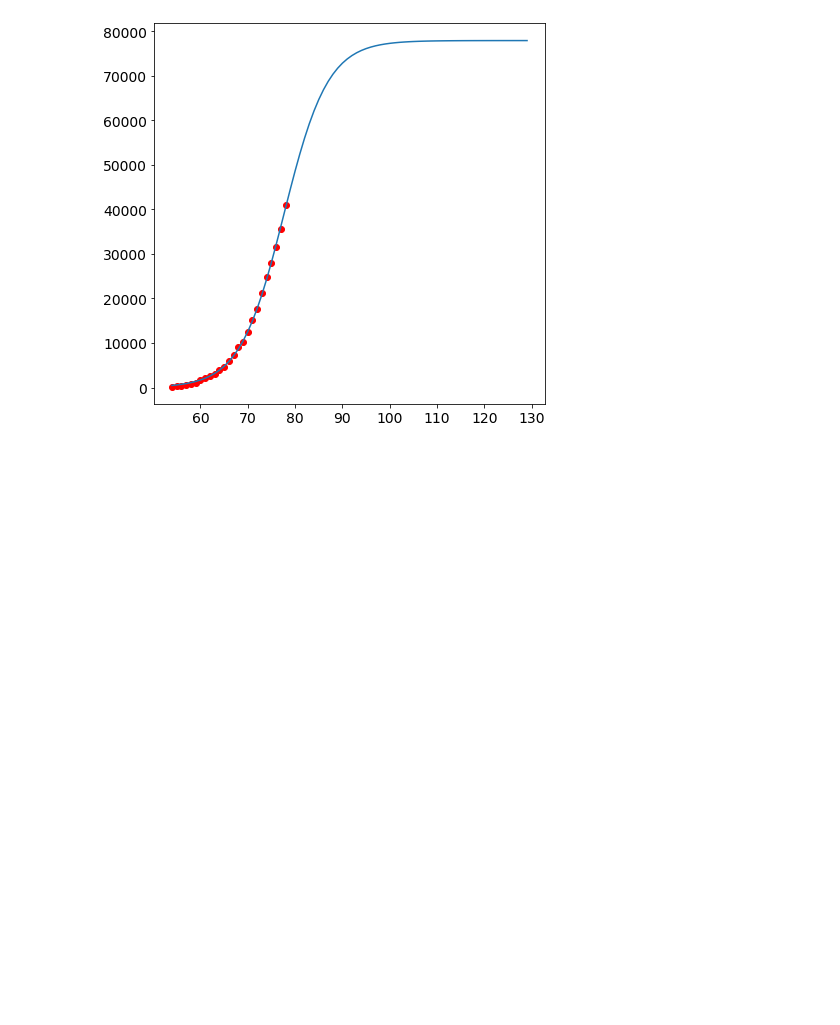
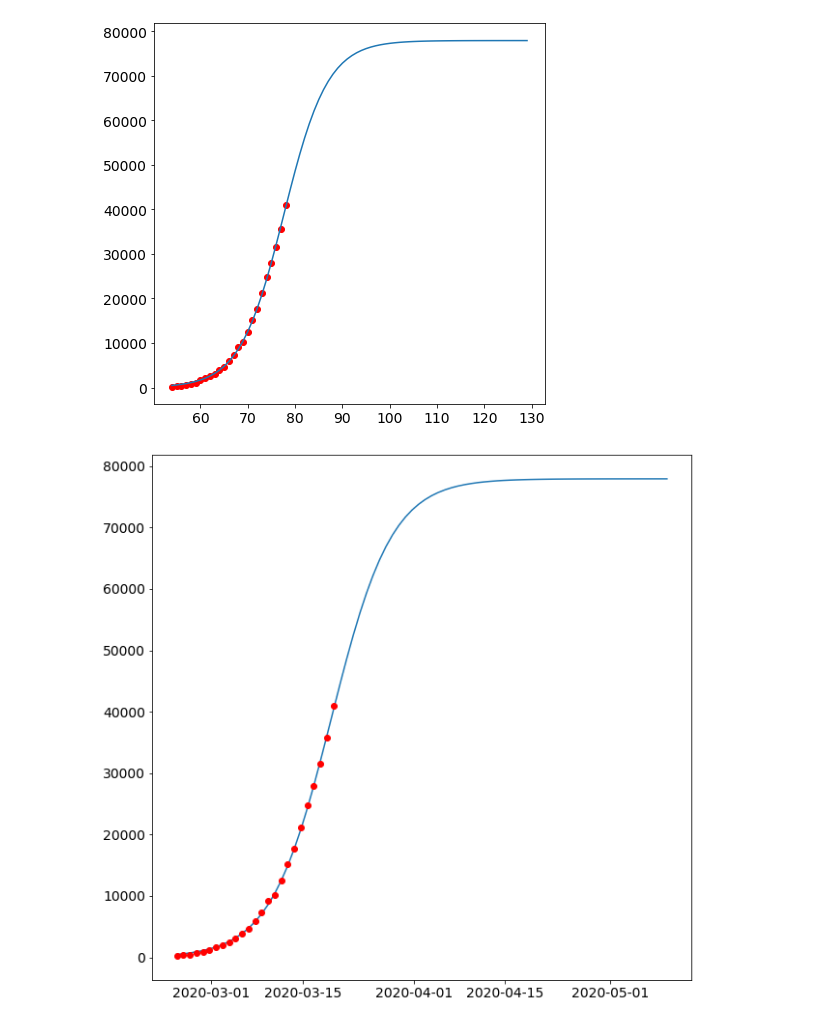
Before and after one commit to gbellandi/corona_model, a Jupyter notebook: Corona_model_scenarios_JHUdata.ipynb, the cells around one changed output. Drawn from its saved outputs; the diff is of its cells as text; code cells hidden in the pictures; blank space fills up the shorter version.

```diff
--- a/Corona_model_scenarios_JHUdata.ipynb
+++ b/Corona_model_scenarios_JHUdata.ipynb
@@ -203,3 +173,0 @@ errors
-# %%
-sol = int(fsolve(lambda x : logistic_model(x,a,b,c) - int(c),b))
-print('Infected peak is on '+ str(pd.to_datetime(df['data'][0]) + pd.to_timedelta(sol, unit='D')))
@@ -213,18 +185,26 @@ exp_fit = curve_fit(exponential_model,x,y,p0=[1,1,1])
 # %%
 pred_x = list(range(max(x),sol))
-plt.rcParams['figure.figsize'] = [7, 7]
-plt.rc('font', size=14)
+# plt.rcParams['figure.figsize'] = [7, 7]
+# plt.rc('font', size=14)
 # Real data
-plt.scatter(x,y,label="Real data",color="red")
+plt.scatter(x,y, label="Real data",color="red")
 # Predicted logistic curve
 plt.plot(x+pred_x, [logistic_model(i,fit[0][0],fit[0][1],fit[0][2]) for i in x+pred_x], label="Logistic model" );
-
-# # Predicted exponential curve
-# plt.plot(x+pred_x, [exponential_model(i,exp_fit[0][0],exp_fit[0][1],exp_fit[0][2]) for i in x+pred_x], label="Exponential model" )
-# plt.legend()
-# plt.xlabel("Days since 1 January 2020")
-# plt.ylabel("Total number of infected people")
-# plt.ylim((min(y)*0.9,c*1.1))
-# plt.show()
 # %% [output]
 [figure]
+# %%
+preddf = pd.DataFrame([pd.to_datetime('2020-01-01 18:00:00') + pd.to_timedelta(x+pred_x, unit='D'),
+                       [logistic_model(i,fit[0][0],fit[0][1],fit[0][2]) for i in x+pred_x]]).T
+preddf.columns = ['data', 'totale_casi']
+preddf = preddf.set_index('data')
+# %%
+dftotale = pd.DataFrame(df.set_index('data')['totale_casi'])
+dftotale.index = pd.to_datetime(dftotale.index)
+# %%
+fig, ax = plt.subplots(1,1, figsize=(10,10))
+
+#
+ax.plot(preddf)
+ax.plot(dftotale, 'or');
+# %% [output]
+[figure, added]
```
Also changed, not shown: parts of 9 cells of this notebook.
